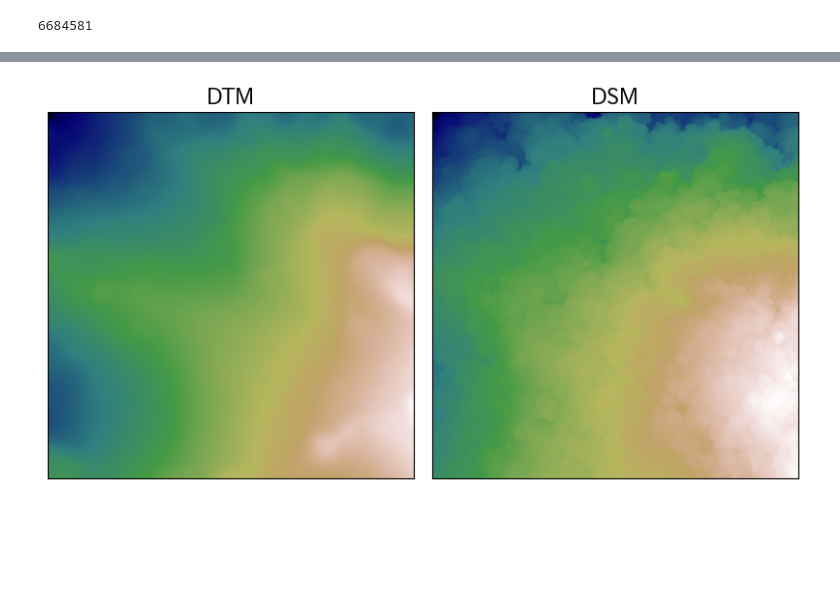
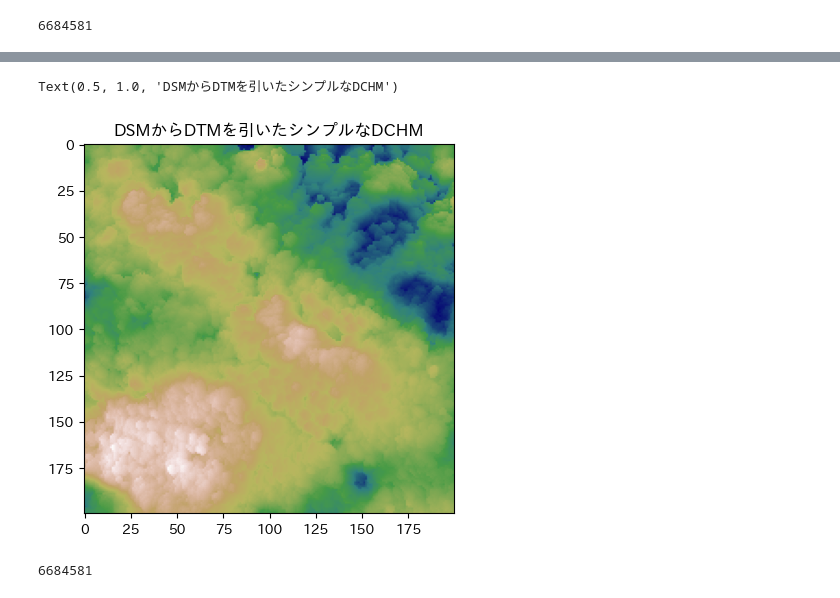
Before and after one commit to shingo405nagano/WriteZenn, a Jupyter notebook: notebooks/gis_tutorial_10_dsm.ipynb, the cells around one changed output, grey strips where cells are left out. Drawn from its saved outputs; the diff is of its cells as text; code cells hidden in the pictures; blank space fills up the shorter version.

```diff
--- a/notebooks/gis_tutorial_10_dsm.ipynb
+++ b/notebooks/gis_tutorial_10_dsm.ipynb
@@ -66 +165,42 @@ pipeline.execute()
+# %%
+# DCHMの計算
+dchm = dsm - dtm
+plt.imshow(dchm[slice_, slice_], cmap='gist_earth');
+plt.title('DSMからDTMを引いたシンプルなDCHM')
+# %% [output]
+Text(0.5, 1.0, 'DSMからDTMを引いたシンプルなDCHM')
+[figure, added]
+# %%
+workflow = {
+    'pipeline': [
+        {
+            'type': 'readers.las',
+            'filename': IN_FILE_LAS
+        },
+        {
+            'type': 'filters.hag_dem',
+            'raster': IN_FILE_DTM
+        },
+        {
+            'type': 'filters.assign',
+            'value': [
+                'Z = HeightAboveGround'
+            ]
+        },
+        {
+            'type': 'writers.gdal',
+            'filename': OUT_FILE_DCHM,
+            'default_srs': IN_SRS,
+            'resolution': 0.5,
+            'radius': 1.0,
+            'window_size': 4,
+            'output_type': 'max',
+            'gdaldriver': 'GTiff'
+        }
+    ]
+}
+pipeline = pdal.Pipeline(json.dumps(workflow))
+pipeline.execute()
+# %% [output]
+6684581
 # %%
@@ -72,14 +208,0 @@ with rasterio.open(OUT_FILE_DSM, mode='r') as dst:
-# %%
-slice_ = slice(0, 200)
-fig, ax = plt.subplots(ncols=2, figsize=(10, 5))
-for _ax, title, img in zip(ax, ['DTM', 'DSM'], [dtm, dsm]):
-    _ax.imshow(img[slice_, slice_], cmap='gist_earth')
-    _ax.axes.yaxis.set_visible(False)
-    _ax.axes.xaxis.set_visible(False)
-    _ax.set_title(title, fontsize=16)
-
-plt.subplots_adjust(wspace=0.05)
-# plt.savefig(r'../images/session10/dtm_dsm_img.png', dpi=300)
-plt.show()
-# %% [output]
-[figure, removed]
```
Also changed, not shown: parts of 13 cells of this notebook, 1 other file.
